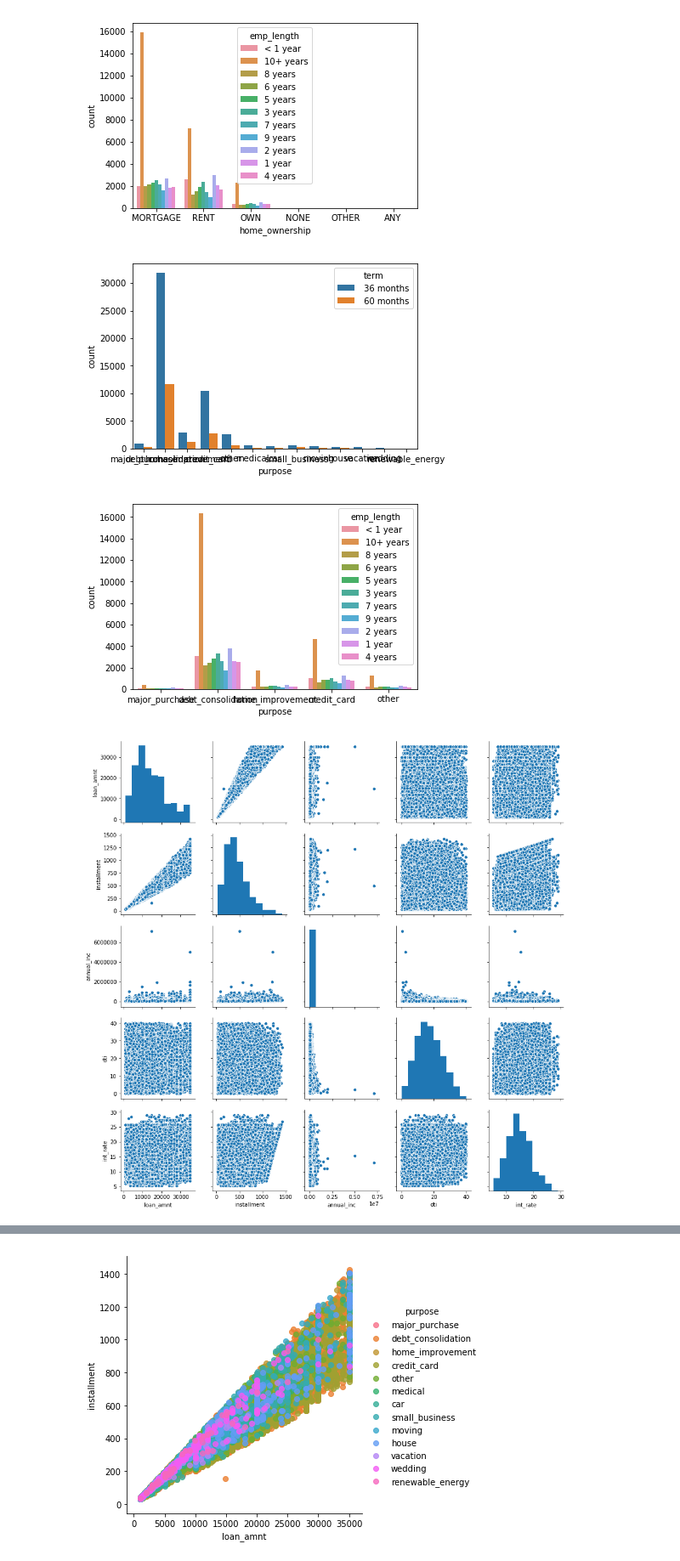
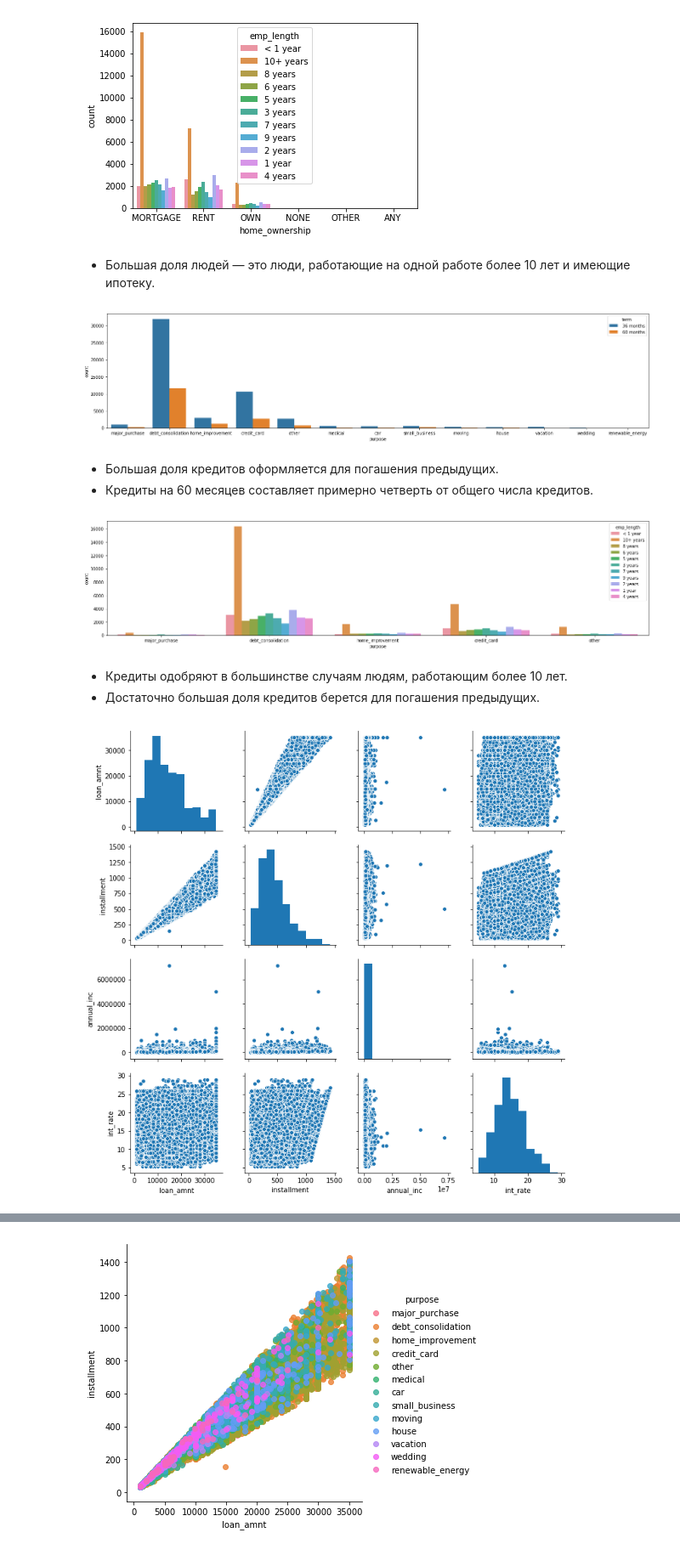
Before and after one commit to nAnna519/python_tasks, a Jupyter notebook: pandas/second/second_task_part_2.ipynb, the cells around one changed output, grey strips where cells are left out. Shown: that part at 85% size. Cells and saved outputs as stored; diff of their text form; code cells hidden in the pictures.

```diff
--- a/pandas/second/second_task_part_2.ipynb
+++ b/pandas/second/second_task_part_2.ipynb
@@ -2,6 +2,8 @@
 import pandas as pd
 import seaborn as sns
 import matplotlib.pyplot as plt
+from pylab import rcParams
+rcParams['figure.figsize'] = 43, 5
 # %%
 data = pd.read_csv('train.csv')
 # %%
@@ -30,16 +37,24 @@ memory usage: 19.5+ MB
 sns.countplot(x='home_ownership', hue='emp_length', data=data);
 # %% [output]
 [figure]
+# %% [markdown]
+* Большая доля людей — это люди, работающие на одной работе более 10 лет и имеющие ипотеку.
 # %%
 sns.countplot(x='purpose', hue='term', data=data);
 # %% [output]
-[figure, old version]
+[figure, new version]
+# %% [markdown]
+* Большая доля кредитов оформляется для погашения предыдущих.
+* Кредиты на 60 месяцев составляет примерно четверть от общего числа кредитов.
 # %%
 sns.countplot(x=data[data['purpose'].isin(data['purpose'].value_counts().head().index)]['purpose'], hue='emp_length', data=data);
 # %% [output]
-[figure, old version]
+[figure, new version]
+# %% [markdown]
+* Кредиты одобряют в большинстве случаям людям, работающим более 10 лет.
+* Достаточно большая доля кредитов берется для погашения предыдущих.
 # %%
 %config InlineBackend.figure_format = 'png'
-sns.pairplot(data[['loan_amnt', 'installment', 'annual_inc', 'dti', 'int_rate']]);
+sns.pairplot(data[['loan_amnt', 'installment', 'annual_inc', 'int_rate']]);
 # %% [output]
-[figure, old version]
+[figure, new version]
```
Also changed, not shown: parts of 7 cells of this notebook.
